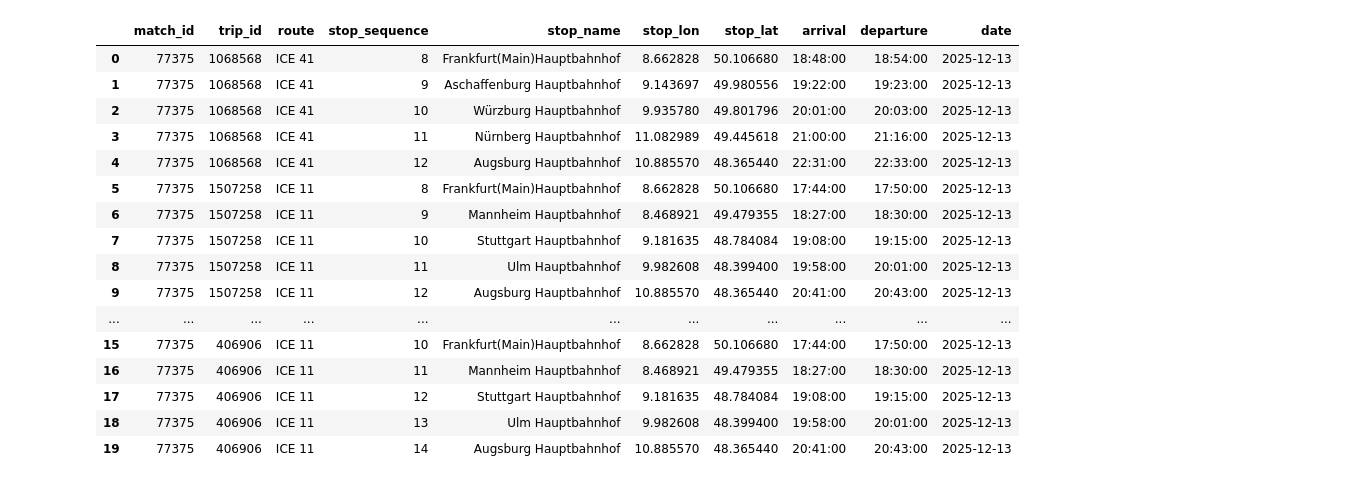
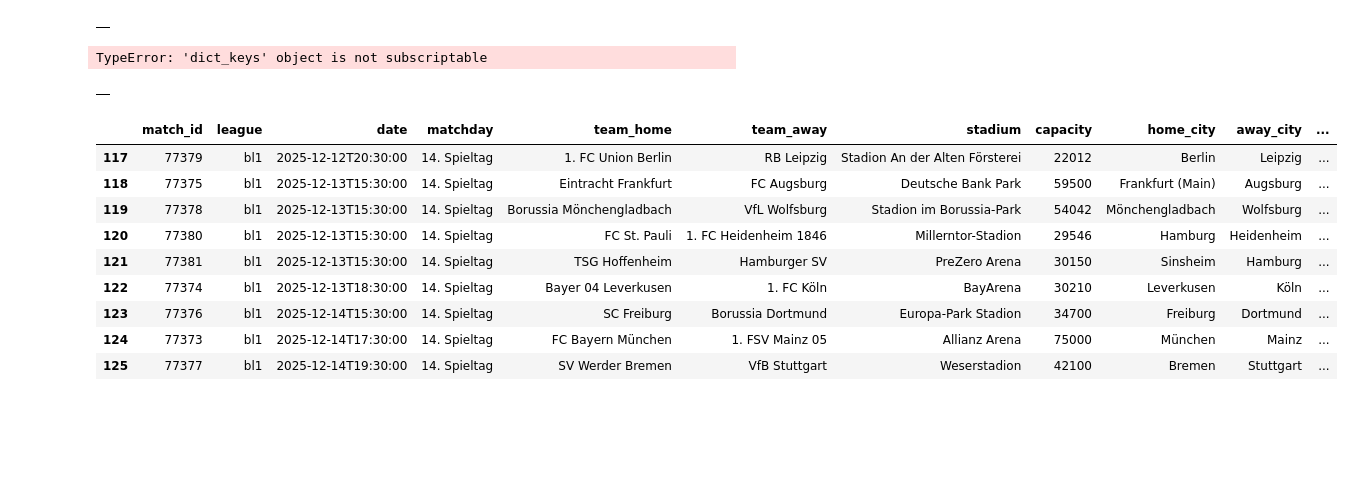
Before and after one commit to mario-lawes/fansOnTrains, a Jupyter notebook: getTrainConnections.ipynb, the cells around one changed output. Cells and saved outputs as stored; diff of their text form; code cells hidden in the pictures; blank space fills up the shorter version.

```diff
--- a/getTrainConnections.ipynb
+++ b/getTrainConnections.ipynb
@@ -162,0 +1,22 @@ def get_train_connections_for_row(row, gtfs_folder, window_hours=3, trip_type='d
+# %%
+import math
+import pandas as pd
+import numpy as np
+import pandas as pd
+import math
+from datetime import datetime, timedelta
+
+# Match-Infos einlesen
+dfMatches = pd.read_csv("matchInfos.csv")
+dfMatches.loc["date"] = pd.to_datetime(dfMatches["date"])
+# only select 14. Spieltag der ersten BL (for testing)
+dfMatches = dfMatches[(dfMatches["matchday"] == "14. Spieltag") & (dfMatches["league"] == "bl1")]
+
+
+# Fahrplan-Daten einlesen
+all_stops_df = pd.read_csv("gtfs/stops.txt")
+all_stops_df["stop_name"] = all_stops_df["stop_name"].str.replace(r"\bHbf\b", "Hauptbahnhof", case=False, regex=True)
+trips_df = pd.read_csv("gtfs/trips.txt")
+stop_times_df = pd.read_csv("gtfs/stop_times.txt")
+routes_df = pd.read_csv("gtfs/routes.txt")
+calendar_df = pd.read_csv("gtfs/calendar.txt")
@@ -168,0 +202,4 @@ df_try = dfMatches[(dfMatches["matchday"] == "14. Spieltag") & (dfMatches["leagu
+# %%
+connections_df.head()
+# %% [output]
+|  |
@@ -169,28 +344,42 @@ df_try = dfMatches[(dfMatches["matchday"] == "14. Spieltag") & (dfMatches["leagu
+# %%
+connections_df = find_connections_with_times(
+    game_info=dfMatches.iloc[1],
+    all_stops_df=all_stops_df,
+    trips_df=trips_df,
+    stop_times_df=stop_times_df,
+    calendar_df=calendar_df,
+    max_transfers=1,   # nur 1 Umstieg für schnelle Berechnung
+    trip_type='departure'
+)
+
+# Ausgabe Stopps und Zeiten für die erste Verbindung
+if not connections_df.empty:
+    for stop in connections_df.iloc[0]['stop_times']:
+        print(stop['stop_name'], stop['departure_time'], stop['arrival_time'])
+# %% [output]
+TypeError: 'dict_keys' object is not subscriptable
+# %%
+connections_df.head()
+# %% [output]
+|  |
 # %%
 # --- Anwendung auf alle Zeilen ---
 # df_try: DataFrame mit allen Matches
 dfs = df_try.apply(lambda row: get_train_connections_for_row(row, "gtfs", window_hours=3, trip_type='departure'), axis=1)
 df_all = pd.concat(dfs.tolist(), ignore_index=True)
 # %%
-df_all
+dfMatches
 # %% [output]
-|  | match_id | trip_id | route | stop_sequence | stop_name | stop_lon | stop_lat | arrival | departure | date |
-| 0 | 77375 | 1068568 | ICE 41 | 8 | Frankfurt(Main)Hauptbahnhof | 8.662828 | 50.106680 | 18:48:00 | 18:54:00 | 2025-12-13 |
-| 1 | 77375 | 1068568 | ICE 41 | 9 | Aschaffenburg Hauptbahnhof | 9.143697 | 49.980556 | 19:22:00 | 19:23:00 | 2025-12-13 |
-| 2 | 77375 | 1068568 | ICE 41 | 10 | Würzburg Hauptbahnhof | 9.935780 | 49.801796 | 20:01:00 | 20:03:00 | 2025-12-13 |
-| 3 | 77375 | 1068568 | ICE 41 | 11 | Nürnberg Hauptbahnhof | 11.082989 | 49.445618 | 21:00:00 | 21:16:00 | 2025-12-13 |
-| 4 | 77375 | 1068568 | ICE 41 | 12 | Augsburg Hauptbahnhof | 10.885570 | 48.365440 | 22:31:00 | 22:33:00 | 2025-12-13 |
-| 5 | 77375 | 1507258 | ICE 11 | 8 | Frankfurt(Main)Hauptbahnhof | 8.662828 | 50.106680 | 17:44:00 | 17:50:00 | 2025-12-13 |
-| 6 | 77375 | 1507258 | ICE 11 | 9 | Mannheim Hauptbahnhof | 8.468921 | 49.479355 | 18:27:00 | 18:30:00 | 2025-12-13 |
-| 7 | 77375 | 1507258 | ICE 11 | 10 | Stuttgart Hauptbahnhof | 9.181635 | 48.784084 | 19:08:00 | 19:15:00 | 2025-12-13 |
-| 8 | 77375 | 1507258 | ICE 11 | 11 | Ulm Hauptbahnhof | 9.982608 | 48.399400 | 19:58:00 | 20:01:00 | 2025-12-13 |
-| 9 | 77375 | 1507258 | ICE 11 | 12 | Augsburg Hauptbahnhof | 10.885570 | 48.365440 | 20:41:00 | 20:43:00 | 2025-12-13 |
-| ... | ... | ... | ... | ... | ... | ... | ... | ... | ... | ... |
-| 15 | 77375 | 406906 | ICE 11 | 10 | Frankfurt(Main)Hauptbahnhof | 8.662828 | 50.106680 | 17:44:00 | 17:50:00 | 2025-12-13 |
-| 16 | 77375 | 406906 | ICE 11 | 11 | Mannheim Hauptbahnhof | 8.468921 | 49.479355 | 18:27:00 | 18:30:00 | 2025-12-13 |
-| 17 | 77375 | 406906 | ICE 11 | 12 | Stuttgart Hauptbahnhof | 9.181635 | 48.784084 | 19:08:00 | 19:15:00 | 2025-12-13 |
-| 18 | 77375 | 406906 | ICE 11 | 13 | Ulm Hauptbahnhof | 9.982608 | 48.399400 | 19:58:00 | 20:01:00 | 2025-12-13 |
-| 19 | 77375 | 406906 | ICE 11 | 14 | Augsburg Hauptbahnhof | 10.885570 | 48.365440 | 20:41:00 | 20:43:00 | 2025-12-13 |
+|  | match_id | league | date | matchday | team_home | team_away | stadium | capacity | home_city | away_city | ... |
+| 117 | 77379 | bl1 | 2025-12-12T20:30:00 | 14. Spieltag | 1. FC Union Berlin | RB Leipzig | Stadion An der Alten Försterei | 22012 | Berlin | Leipzig | ... |
+| 118 | 77375 | bl1 | 2025-12-13T15:30:00 | 14. Spieltag | Eintracht Frankfurt | FC Augsburg | Deutsche Bank Park | 59500 | Frankfurt (Main) | Augsburg | ... |
+| 119 | 77378 | bl1 | 2025-12-13T15:30:00 | 14. Spieltag | Borussia Mönchengladbach | VfL Wolfsburg | Stadion im Borussia-Park | 54042 | Mönchengladbach | Wolfsburg | ... |
+| 120 | 77380 | bl1 | 2025-12-13T15:30:00 | 14. Spieltag | FC St. Pauli | 1. FC Heidenheim 1846 | Millerntor-Stadion | 29546 | Hamburg | Heidenheim | ... |
+| 121 | 77381 | bl1 | 2025-12-13T15:30:00 | 14. Spieltag | TSG Hoffenheim | Hamburger SV | PreZero Arena | 30150 | Sinsheim | Hamburg | ... |
+| 122 | 77374 | bl1 | 2025-12-13T18:30:00 | 14. Spieltag | Bayer 04 Leverkusen | 1. FC Köln | BayArena | 30210 | Leverkusen | Köln | ... |
+| 123 | 77376 | bl1 | 2025-12-14T15:30:00 | 14. Spieltag | SC Freiburg | Borussia Dortmund | Europa-Park Stadion | 34700 | Freiburg | Dortmund | ... |
+| 124 | 77373 | bl1 | 2025-12-14T17:30:00 | 14. Spieltag | FC Bayern München | 1. FSV Mainz 05 | Allianz Arena | 75000 | München | Mainz | ... |
+| 125 | 77377 | bl1 | 2025-12-14T19:30:00 | 14. Spieltag | SV Werder Bremen | VfB Stuttgart | Weserstadion | 42100 | Bremen | Stuttgart | ... |
 # %%
 import plotly.express as px
 
```
Also changed, not shown: parts of 7 cells of this notebook, 1 other file.
